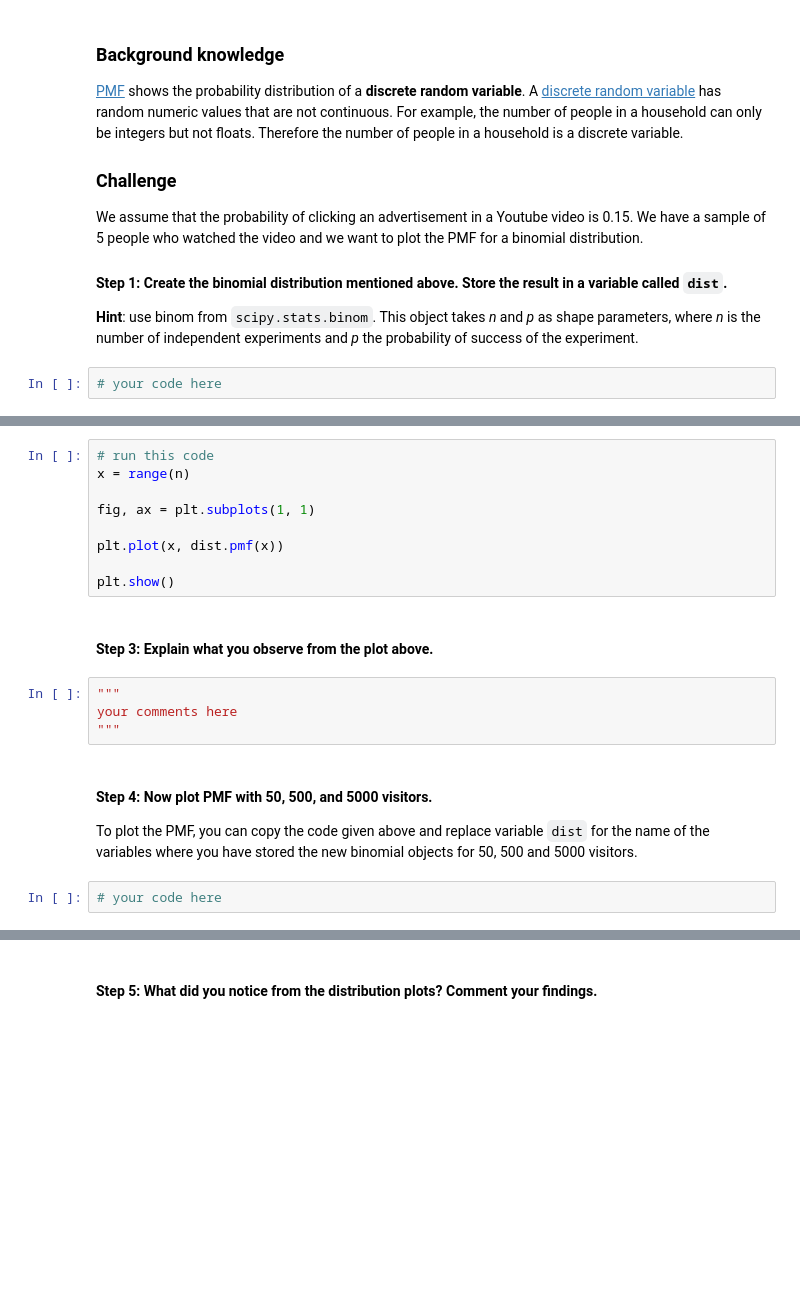
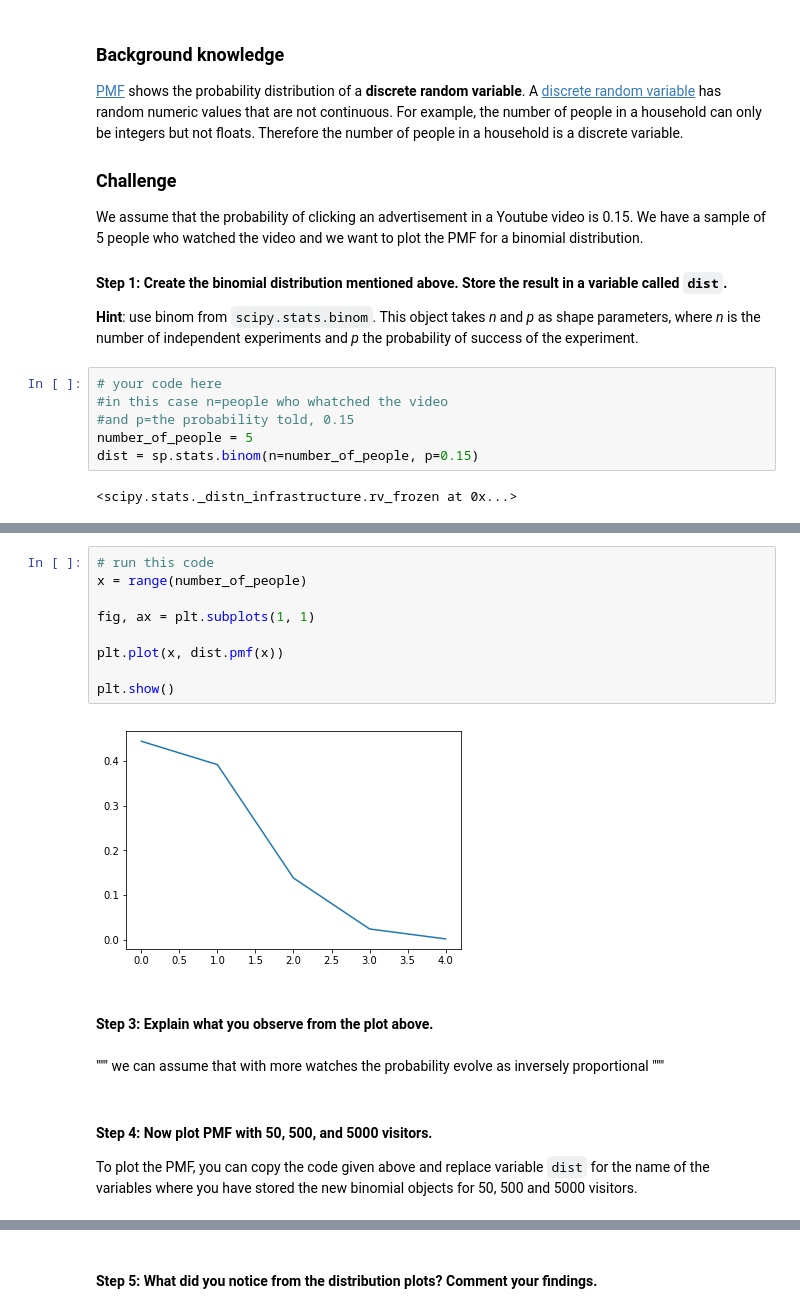
Before and after one commit to ta-data-bcn/lab-probability-dist, a Jupyter notebook: your-code/main.ipynb, the cells around one changed output, grey strips where cells are left out. Saved outputs shown, nothing was run; the diff lists cells and outputs as text; blank space fills up the shorter version.

```diff
--- a/your-code/main.ipynb
+++ b/your-code/main.ipynb
@@ -70,8 +90,14 @@ We assume that the probability of clicking an advertisement in a Youtube video i
 
 #### Step 1: Create the binomial distribution mentioned above. Store the result in a variable called `dist`.
 **Hint**: use binom from `scipy.stats.binom`. This object takes *n* and *p* as shape parameters, where *n* is the number of independent experiments and *p* the probability of success of the experiment.
-# %%
-# your code here
+# %%
+# your code here
+#in this case n=people who whatched the video
+#and p=the probability told, 0.15
+number_of_people = 5
+dist = sp.stats.binom(n=number_of_people, p=0.15)
+# %% [output]
+<scipy.stats._distn_infrastructure.rv_frozen at 0x...>
 # %% [markdown]
 #### Step 2: Plot the PMF of the distribution.
 To do it, run the code in the cell below.
@@ -81,21 +107,21 @@ To do it, run the code in the cell below.
 ![binom 10](../images/ch-2.png)
 # %%
 # run this code
-x = range(n)
+x = range(number_of_people)
 
 fig, ax = plt.subplots(1, 1)
 
 plt.plot(x, dist.pmf(x))
 
 plt.show()
+# %% [output]
+[figure, added]
 # %% [markdown]
 #### Step 3: Explain what you observe from the plot above.
-# %%
-"""
-your comments here
-"""
+# %% [markdown]
+"""
+we can assume that with more watches the probability evolve as inversely proportional
+"""
 # %% [markdown]
 #### Step 4: Now plot PMF with 50, 500, and 5000 visitors.
 To plot the PMF, you can copy the code given above and replace variable `dist` for the name of the variables where you have stored the new binomial objects for 50, 500 and 5000 visitors.
-# %%
-# your code here
```
Also changed, not shown: parts of 21 cells of this notebook.
